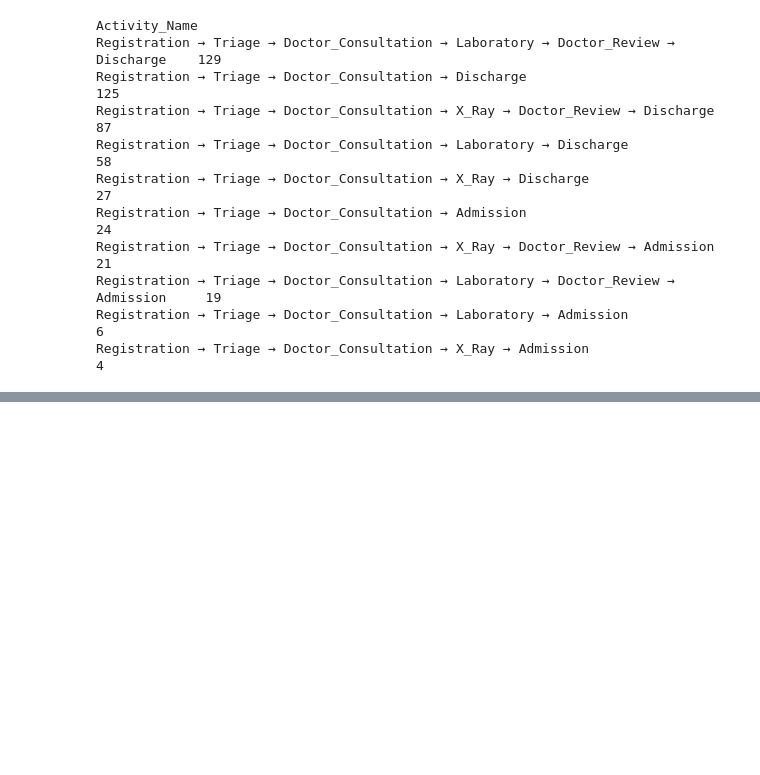
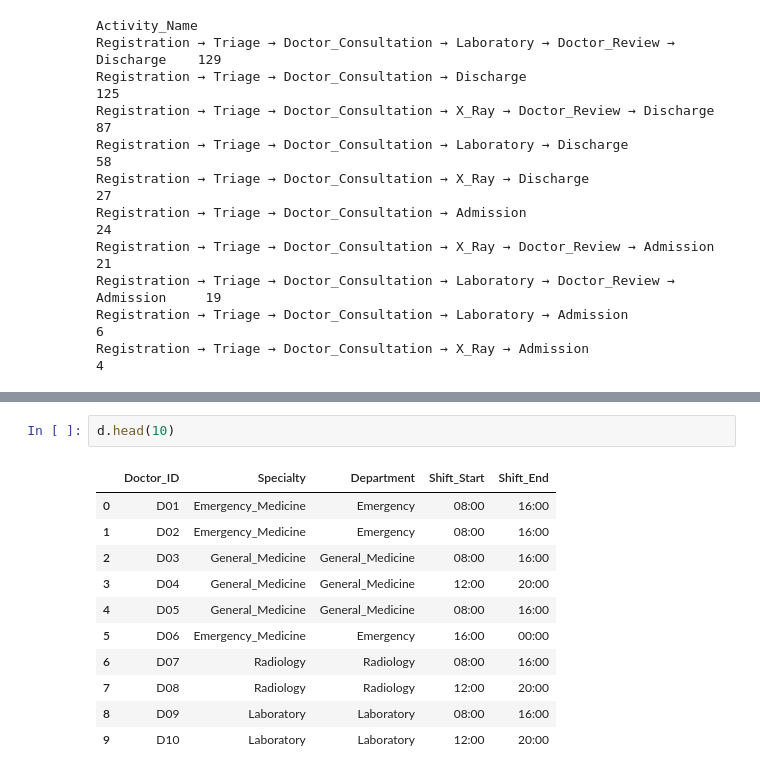
Before and after one commit to Ananyasingh0413/CareFlow---Clinical-Pathway-Process-Mining, a Jupyter notebook: healthcare_project-checkpoint.ipynb, the cells around one changed output, grey strips where cells are left out. Drawn from its saved outputs; the diff is of its cells as text; blank space fills up the shorter version.

```diff
--- a/healthcare_project-checkpoint.ipynb
+++ b/healthcare_project-checkpoint.ipynb
@@ -907,0 +1049,14 @@ Registration → Triage → Doctor_Consultation → X_Ray → Admission
+# %%
+d.head(10)
+# %% [output]
+|  | Doctor_ID | Specialty | Department | Shift_Start | Shift_End |
+| 0 | D01 | Emergency_Medicine | Emergency | 08:00 | 16:00 |
+| 1 | D02 | Emergency_Medicine | Emergency | 08:00 | 16:00 |
+| 2 | D03 | General_Medicine | General_Medicine | 08:00 | 16:00 |
+| 3 | D04 | General_Medicine | General_Medicine | 12:00 | 20:00 |
+| 4 | D05 | General_Medicine | General_Medicine | 08:00 | 16:00 |
+| 5 | D06 | Emergency_Medicine | Emergency | 16:00 | 00:00 |
+| 6 | D07 | Radiology | Radiology | 08:00 | 16:00 |
+| 7 | D08 | Radiology | Radiology | 12:00 | 20:00 |
+| 8 | D09 | Laboratory | Laboratory | 08:00 | 16:00 |
+| 9 | D10 | Laboratory | Laboratory | 12:00 | 20:00 |
```
Also changed, not shown: parts of 12 cells of this notebook.
